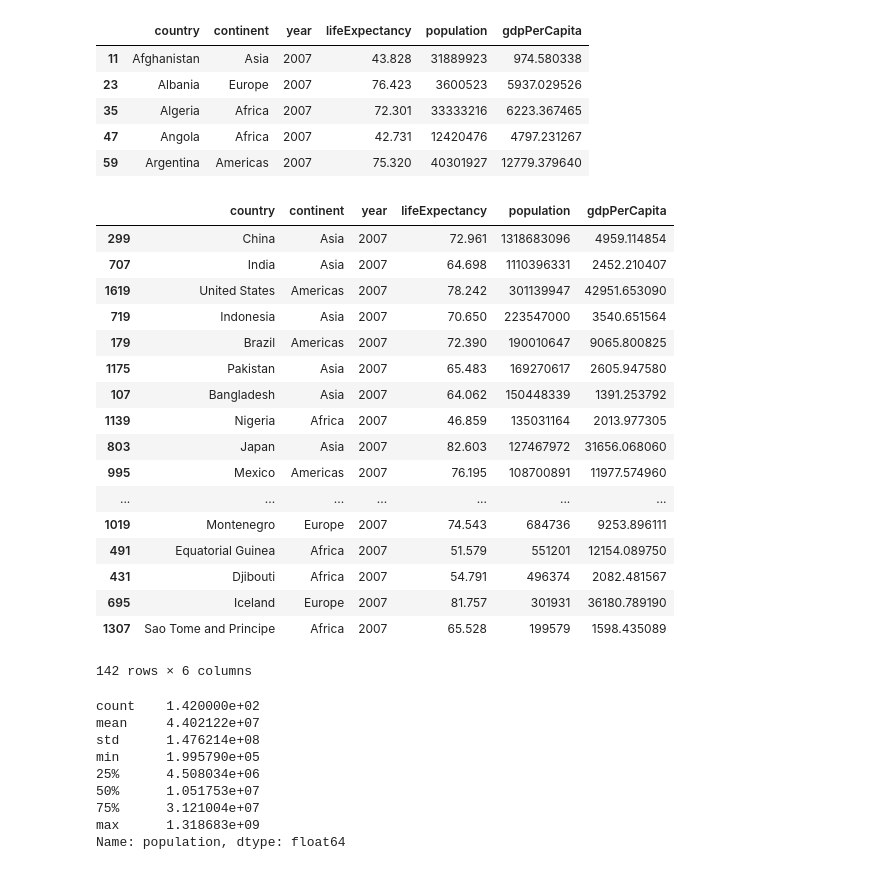
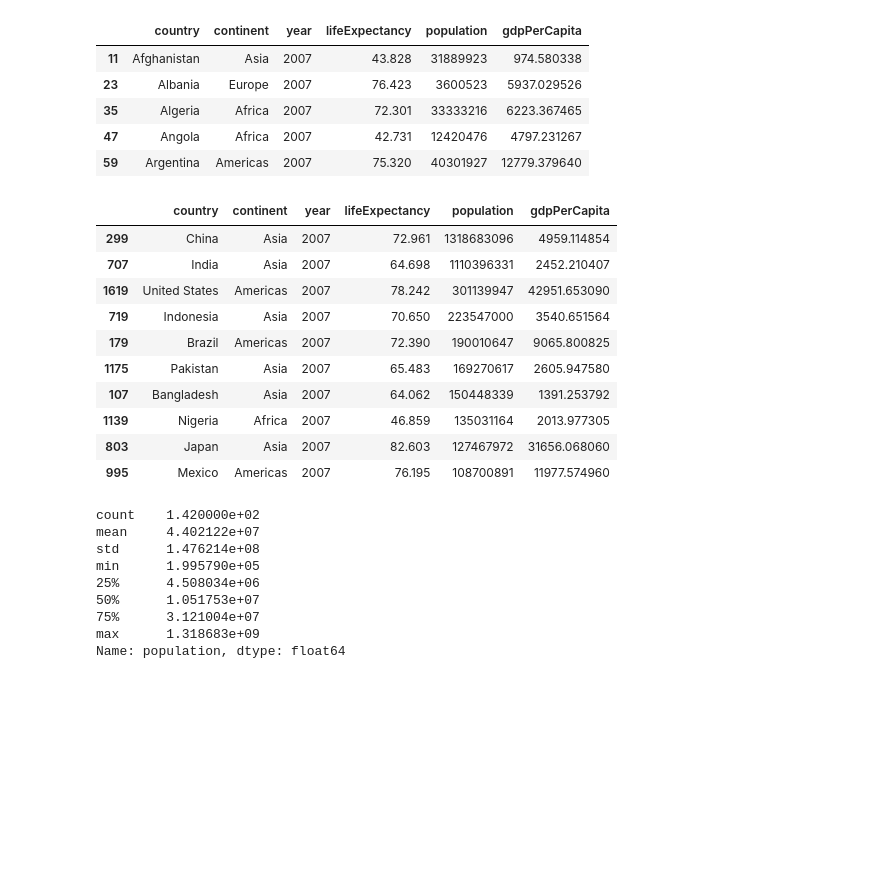
Before and after one commit to minghung/MaxDemo, a Jupyter notebook: Ming GDP Model.ipynb, the cells around one changed output. Drawn from its saved outputs; the diff is of its cells as text; code cells hidden in the pictures; blank space fills up the shorter version.

```diff
--- a/Ming GDP Model.ipynb
+++ b/Ming GDP Model.ipynb
@@ -68,26 +63,19 @@ df_2007.head()
 | 47 | Angola | Africa | 2007 | 42.731 | 12420476 | 4797.231267 |
 | 59 | Argentina | Americas | 2007 | 75.320 | 40301927 | 12779.379640 |
 # %%
-df_2007.sort_values("population", ascending=False)
+df_2007.sort_values("population", ascending=False).head(10)
 # %% [output]
 |  | country | continent | year | lifeExpectancy | population | gdpPerCapita |
 | 299 | China | Asia | 2007 | 72.961 | 1318683096 | 4959.114854 |
 | 707 | India | Asia | 2007 | 64.698 | 1110396331 | 2452.210407 |
 | 1619 | United States | Americas | 2007 | 78.242 | 301139947 | 42951.653090 |
 | 719 | Indonesia | Asia | 2007 | 70.650 | 223547000 | 3540.651564 |
 | 179 | Brazil | Americas | 2007 | 72.390 | 190010647 | 9065.800825 |
 | 1175 | Pakistan | Asia | 2007 | 65.483 | 169270617 | 2605.947580 |
 | 107 | Bangladesh | Asia | 2007 | 64.062 | 150448339 | 1391.253792 |
 | 1139 | Nigeria | Africa | 2007 | 46.859 | 135031164 | 2013.977305 |
 | 803 | Japan | Asia | 2007 | 82.603 | 127467972 | 31656.068060 |
 | 995 | Mexico | Americas | 2007 | 76.195 | 108700891 | 11977.574960 |
-| ... | ... | ... | ... | ... | ... | ... |
-| 1019 | Montenegro | Europe | 2007 | 74.543 | 684736 | 9253.896111 |
-| 491 | Equatorial Guinea | Africa | 2007 | 51.579 | 551201 | 12154.089750 |
-| 431 | Djibouti | Africa | 2007 | 54.791 | 496374 | 2082.481567 |
-| 695 | Iceland | Europe | 2007 | 81.757 | 301931 | 36180.789190 |
-| 1307 | Sao Tome and Principe | Africa | 2007 | 65.528 | 199579 | 1598.435089 |
-142 rows × 6 columns
 # %%
 df_2007.population.describe()
 # %% [output]
```
Also changed, not shown: parts of 3 cells of this notebook, 2 other files.
